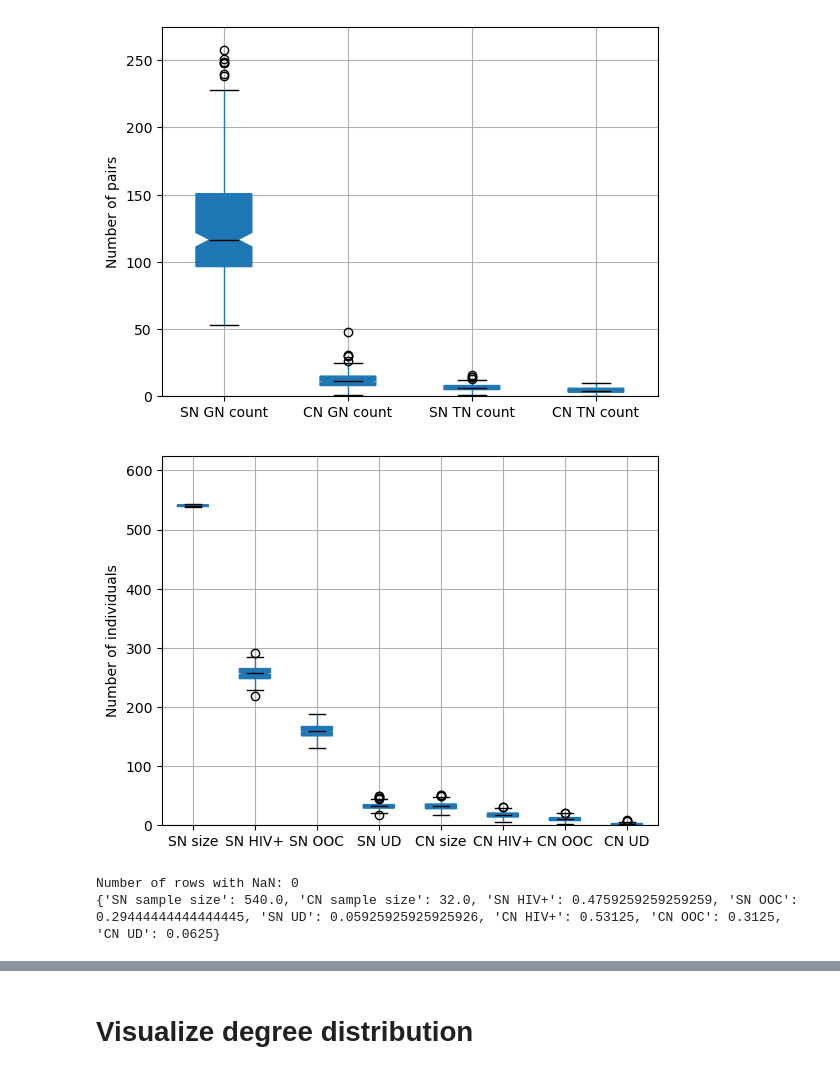
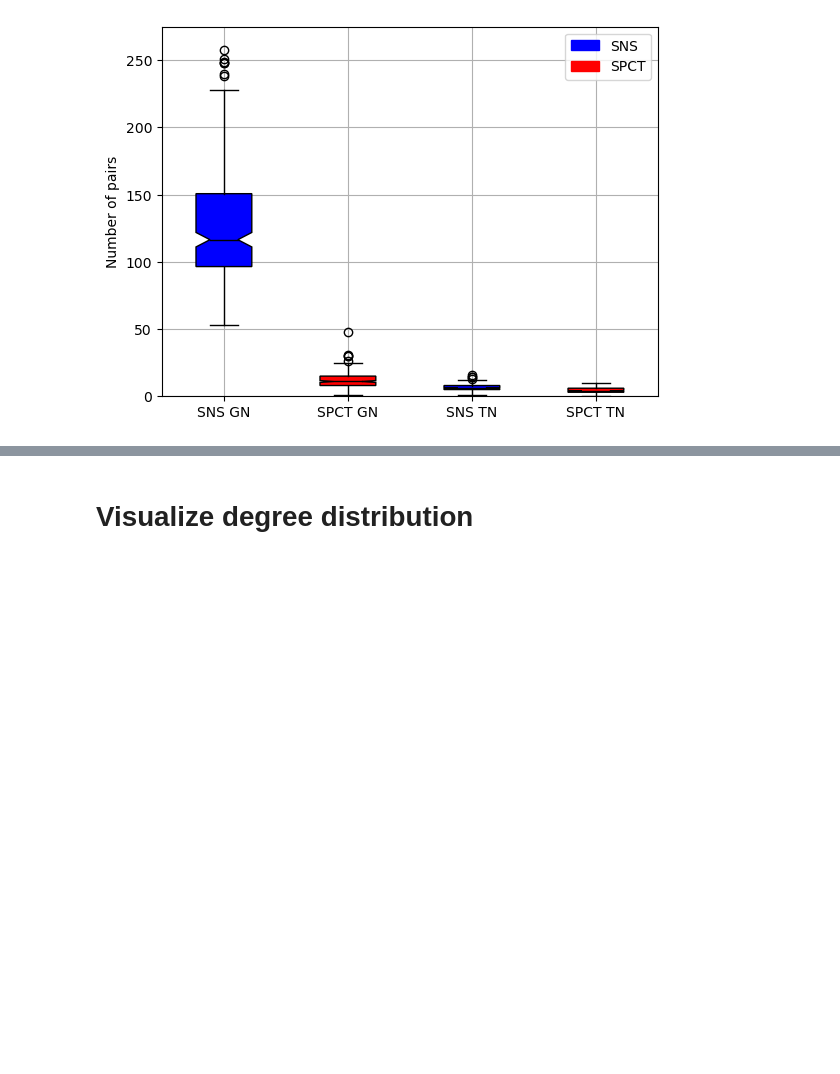
Before and after one commit to breecummins/social_sampling_in_epidemics, a Jupyter notebook: simulations/study_params_20220929/visualize_results.ipynb, the cells around one changed output, grey strips where cells are left out. Drawn from its saved outputs; the diff is of its cells as text; code cells hidden in the pictures; blank space fills up the shorter version.

```diff
--- a/simulations/study_params_20220929/visualize_results.ipynb
+++ b/simulations/study_params_20220929/visualize_results.ipynb
@@ -95,9 +164,5 @@ Number of rows with NaN: 0
 # %%
 fname = "results_trimmed_infection/JOB784278/all_summaries_20221118_infection.csv"
-boxplots(fname,"results_trimmed_infection/JOB784278/gn_tn_edges_20221118_infection.jpg","results_trimmed_infection/JOB784278/compartments_20221118_infection.jpg",plot1ylim=[0,275])
-print(percentages(fname))
+plot_gn_tn(fname,"results_trimmed_infection/JOB784278/gn_tn_edges_20221118_infection.jpg",plotylim=(0,275))
 # %% [output]
-[figure, old version]
+[figure, new version]
-[figure, removed]
-Number of rows with NaN: 0
-{'SN sample size': 540.0, 'CN sample size': 32.0, 'SN HIV+': 0.4759259259259259, 'SN OOC': 0.29444444444444445, 'SN UD': 0.05925925925925926, 'CN HIV+': 0.53125, 'CN OOC': 0.3125, 'CN UD': 0.0625}
```
Also changed, not shown: parts of 16 cells of this notebook, 2 other files.
